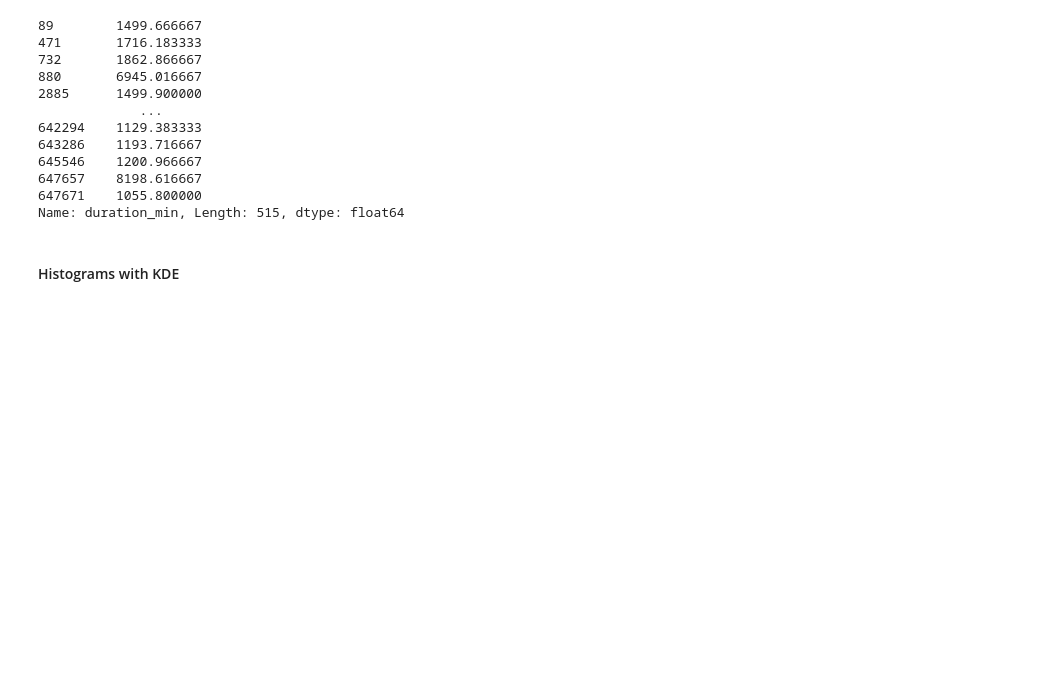
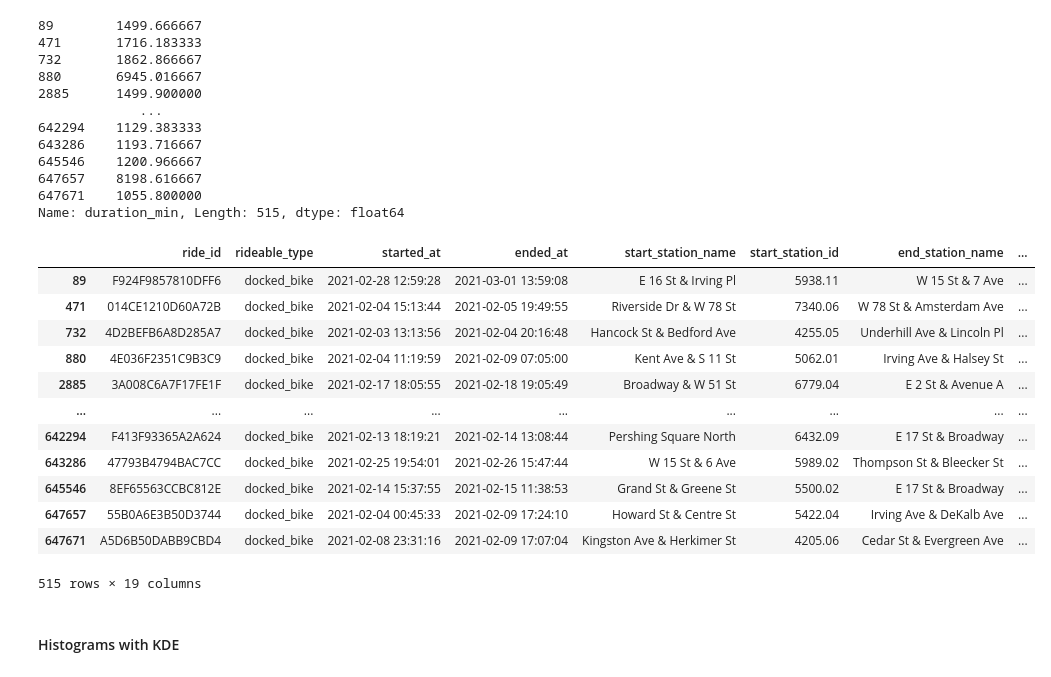
Before and after one commit to francheska-vicente/datapre-notebooks, a Jupyter notebook: 05 - EDA-inclass.ipynb, the cells around one changed output. Cells and saved outputs as stored; diff of their text form; code cells hidden in the pictures; blank space fills up the shorter version.

```diff
--- a/05 - EDA-inclass.ipynb
+++ b/05 - EDA-inclass.ipynb
@@ -641,6 +647,23 @@ data[duration_min_outliers].duration_min # Show outlier values
 647657    8198.616667
 647671    1055.800000
 Name: duration_min, Length: 515, dtype: float64
+# %%
+data[duration_min_outliers] # duration_min_outliers is either true/false
+# -> This would show the rows that are outliers, since the index matches.
+# %% [output]
+|  | ride_id | rideable_type | started_at | ended_at | start_station_name | start_station_id | end_station_name | ... |
+| 89 | F924F9857810DFF6 | docked_bike | 2021-02-28 12:59:28 | 2021-03-01 13:59:08 | E 16 St & Irving Pl | 5938.11 | W 15 St & 7 Ave | ... |
+| 471 | 014CE1210D60A72B | docked_bike | 2021-02-04 15:13:44 | 2021-02-05 19:49:55 | Riverside Dr & W 78 St | 7340.06 | W 78 St & Amsterdam Ave | ... |
+| 732 | 4D2BEFB6A8D285A7 | docked_bike | 2021-02-03 13:13:56 | 2021-02-04 20:16:48 | Hancock St & Bedford Ave | 4255.05 | Underhill Ave & Lincoln Pl | ... |
+| 880 | 4E036F2351C9B3C9 | docked_bike | 2021-02-04 11:19:59 | 2021-02-09 07:05:00 | Kent Ave & S 11 St | 5062.01 | Irving Ave & Halsey St | ... |
+| 2885 | 3A008C6A7F17FE1F | docked_bike | 2021-02-17 18:05:55 | 2021-02-18 19:05:49 | Broadway & W 51 St | 6779.04 | E 2 St & Avenue A | ... |
+| ... | ... | ... | ... | ... | ... | ... | ... | ... |
+| 642294 | F413F93365A2A624 | docked_bike | 2021-02-13 18:19:21 | 2021-02-14 13:08:44 | Pershing Square North | 6432.09 | E 17 St & Broadway | ... |
+| 643286 | 47793B4794BAC7CC | docked_bike | 2021-02-25 19:54:01 | 2021-02-26 15:47:44 | W 15 St & 6 Ave | 5989.02 | Thompson St & Bleecker St | ... |
+| 645546 | 8EF65563CCBC812E | docked_bike | 2021-02-14 15:37:55 | 2021-02-15 11:38:53 | Grand St & Greene St | 5500.02 | E 17 St & Broadway | ... |
+| 647657 | 55B0A6E3B50D3744 | docked_bike | 2021-02-04 00:45:33 | 2021-02-09 17:24:10 | Howard St & Centre St | 5422.04 | Irving Ave & DeKalb Ave | ... |
+| 647671 | A5D6B50DABB9CBD4 | docked_bike | 2021-02-08 23:31:16 | 2021-02-09 17:07:04 | Kingston Ave & Herkimer St | 4205.06 | Cedar St & Evergreen Ave | ... |
+515 rows × 19 columns
 # %% [markdown]
 #### Histograms with KDE
 # %%
```
Also changed, not shown: parts of 23 cells of this notebook.
